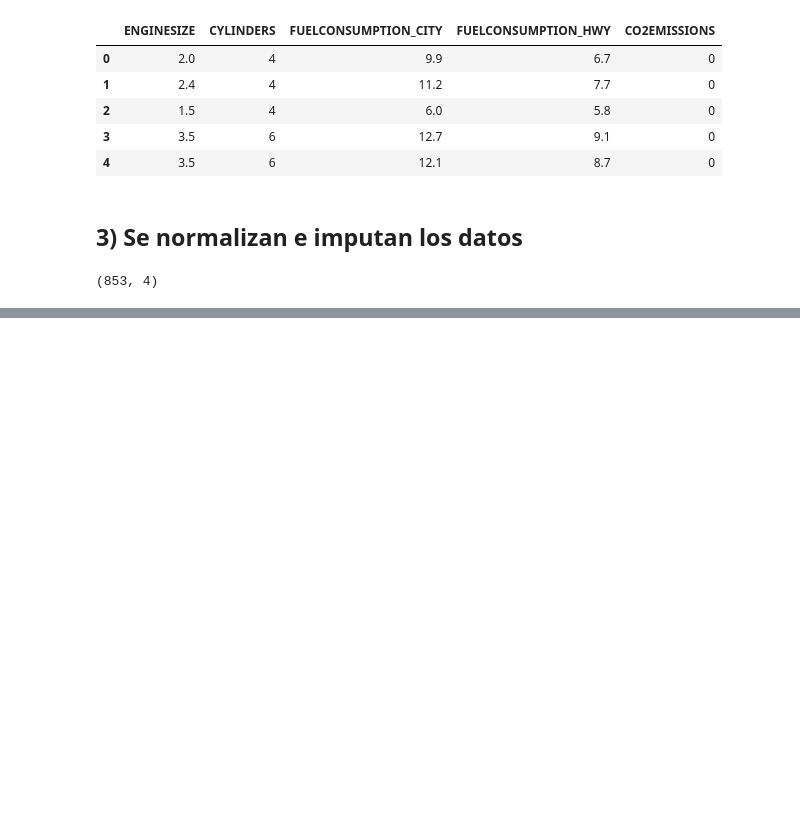
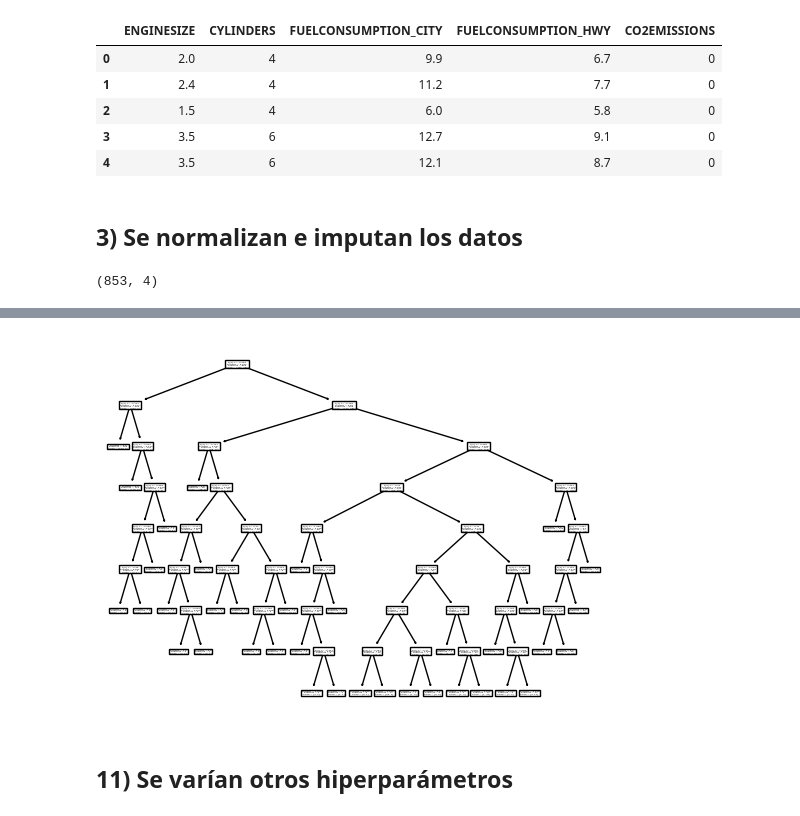
Before and after one commit to Carlosmtp/ML-CO2-Emissions, a Jupyter notebook: ML_DT_CO2_Emissions.ipynb, the cells around one changed output, grey strips where cells are left out. Drawn from its saved outputs; the diff is of its cells as text; code cells hidden in the pictures; blank space fills up the shorter version.

```diff
--- a/ML_DT_CO2_Emissions.ipynb
+++ b/ML_DT_CO2_Emissions.ipynb
@@ -390,0 +408,8 @@ df
+# %%
+from sklearn import tree
+tree.plot_tree(models3[7])
+tree.export_graphviz(decision_tree=models3[7], class_names=True,out_file="Arbol Modelo Mejor Accuracy.dot")
+# %% [output]
+[figure, added]
+# %% [markdown]
+## 11) Se varían otros hiperparámetros
```
Also changed, not shown: parts of 20 cells of this notebook.
